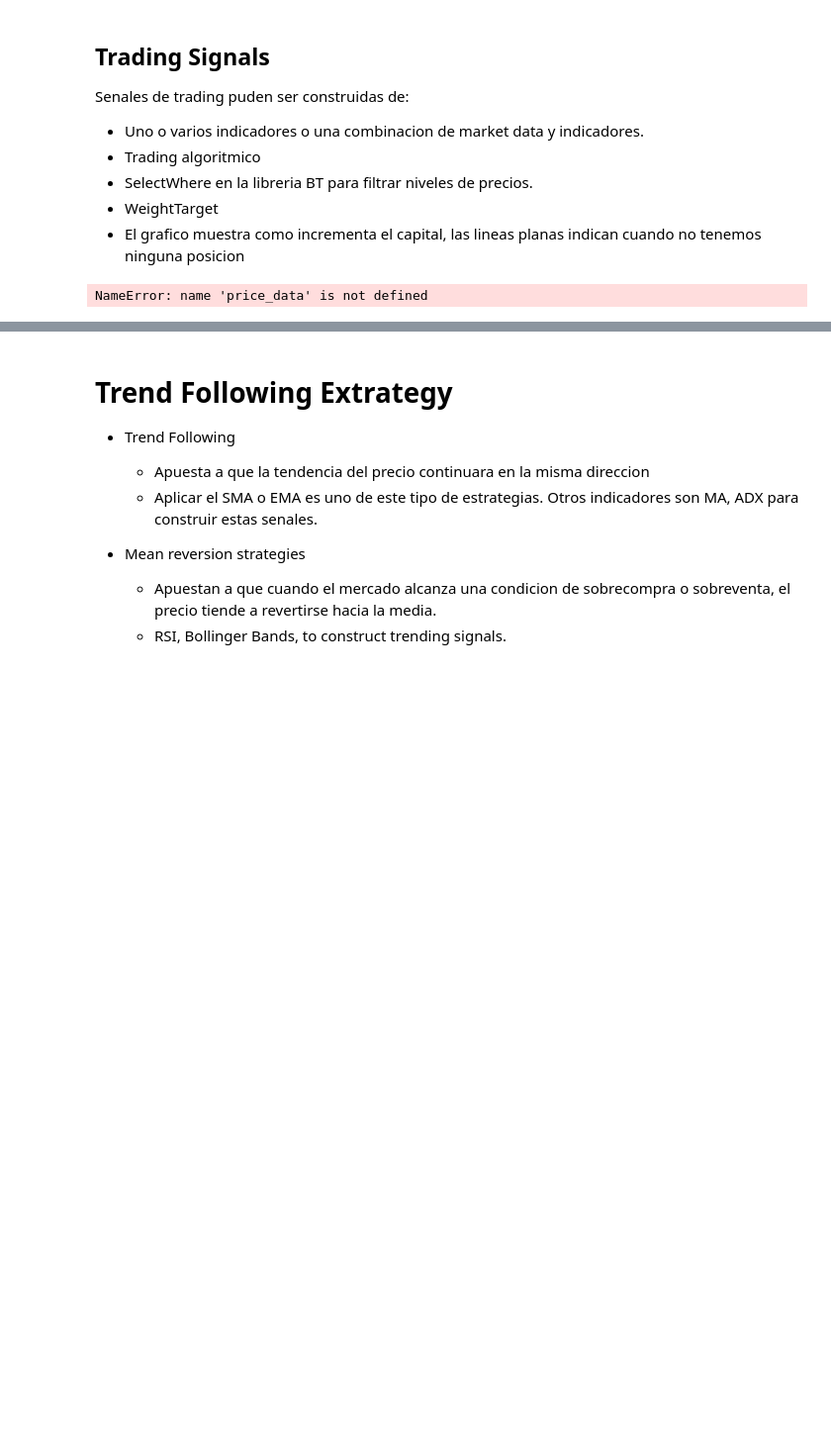
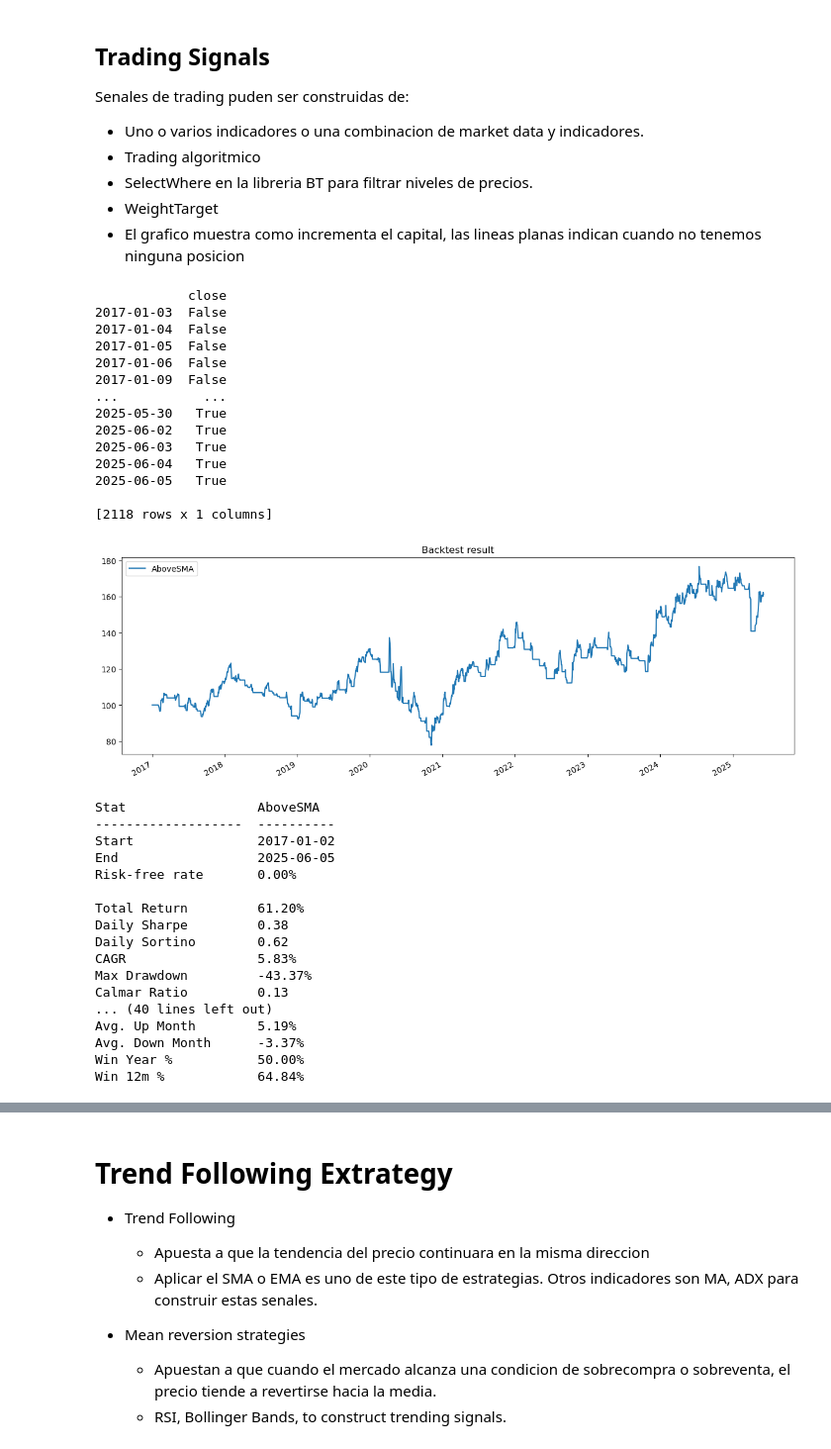
Before and after one commit to SerPer23/TA_app, a Jupyter notebook: Indicadores.ipynb, the cells around one changed output, grey strips where cells are left out. Shown at 99% size. Drawn from its saved outputs; the diff is of its cells as text; code cells hidden in the pictures; blank space fills up the shorter version.

```diff
--- a/Indicadores.ipynb
+++ b/Indicadores.ipynb
@@ -320,22 +335,55 @@ Senales de trading puden ser construidas de:
 - SelectWhere en la libreria BT para filtrar niveles de precios.
 - WeightTarget
 - El grafico muestra como incrementa el capital, las lineas planas indican cuando no tenemos ninguna posicion
-# %%
-# Calculate the SMA
-sma = price_data.rolling(20).mean()
-
-# Define the strategy
-bt_strategy = bt.Strategy('AboveSMA',
-                          [bt.algos.SelectWhere(price_data > sma),
-                           bt.algos.WeighEqually(),
-                           bt.algos.Rebalance()])
-
-# Create the backtest and run it
-bt_backtest = bt.Backtest(bt_strategy, price_data)
-bt_result = bt.run(bt_backtest)
-# Plot the backtest result
-bt_result.plot(title='Backtest result')
-plt.show()
-# %% [output]
-NameError: name 'price_data' is not defined
+# %%
+data = pd.DataFrame(df["close"])
+sma = data.rolling(20).mean()
+signal = (data > sma)
+print(signal)
+# Define the strategy
+bt_strategy = bt.Strategy('AboveSMA',
+                          [bt.algos.SelectWhere(signal),
+                           bt.algos.WeighEqually(),
+                           bt.algos.Rebalance()])
+
+# Create the backtest and run it
+bt_backtest = bt.Backtest(bt_strategy, data)
+bt_result = bt.run(bt_backtest)
+# Plot the backtest result
+bt_result.plot(title='Backtest result')
+plt.show()
+bt_result.display()
+# %% [output]
+            close
+2017-01-03  False
+2017-01-04  False
+2017-01-05  False
+2017-01-06  False
+2017-01-09  False
+...           ...
+2025-05-30   True
+2025-06-02   True
+2025-06-03   True
+2025-06-04   True
+2025-06-05   True
+
+[2118 rows x 1 columns]
+[figure, added]
+Stat                 AboveSMA
+-------------------  ----------
+Start                2017-01-02
+End                  2025-06-05
+Risk-free rate       0.00%
+
+Total Return         61.20%
+Daily Sharpe         0.38
+Daily Sortino        0.62
+CAGR                 5.83%
+Max Drawdown         -43.37%
+Calmar Ratio         0.13
+... (40 lines left out)
+Avg. Up Month        5.19%
+Avg. Down Month      -3.37%
+Win Year %           50.00%
+Win 12m %            64.84%
 # %%
```
Also changed, not shown: parts of 22 cells of this notebook.
